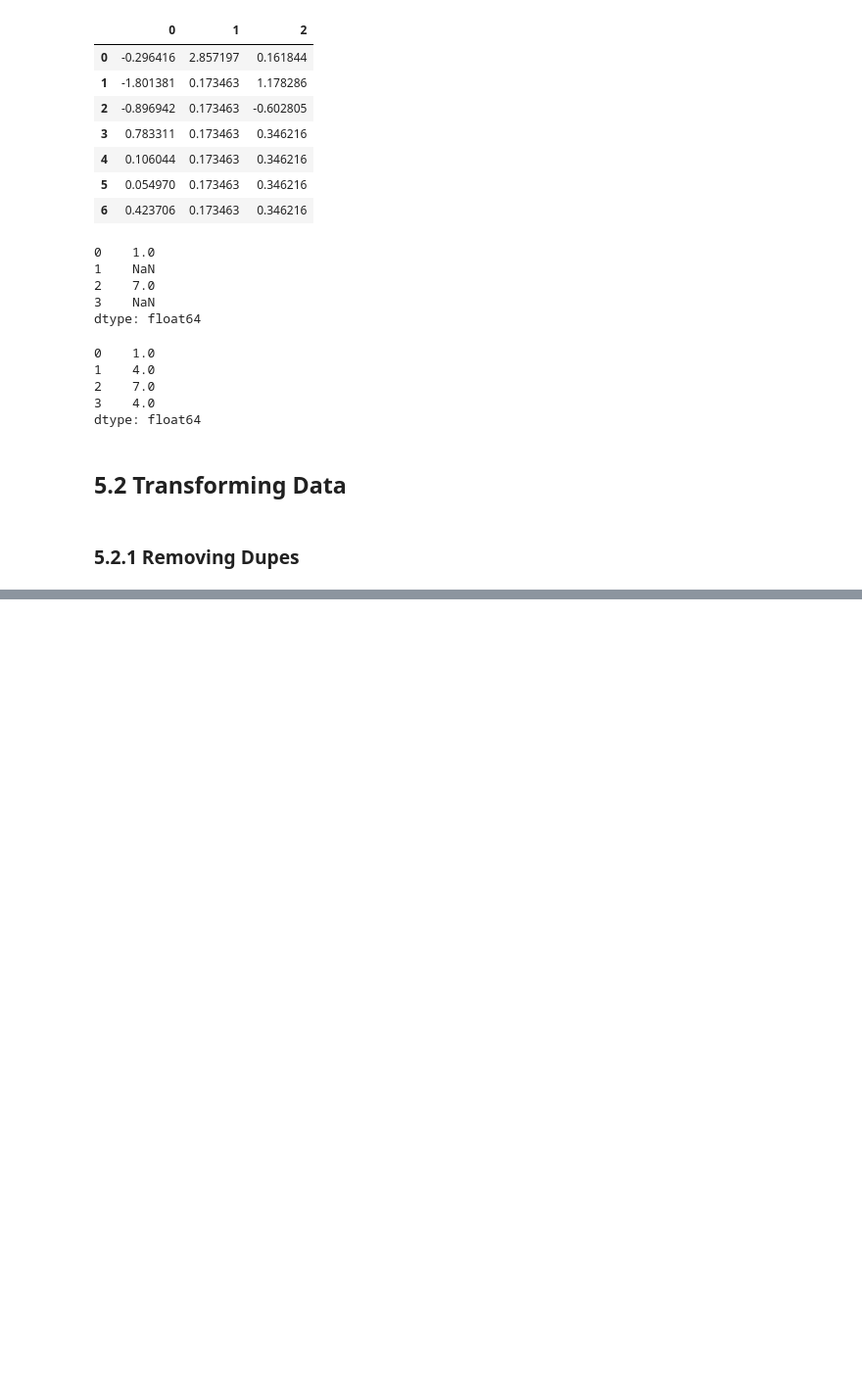
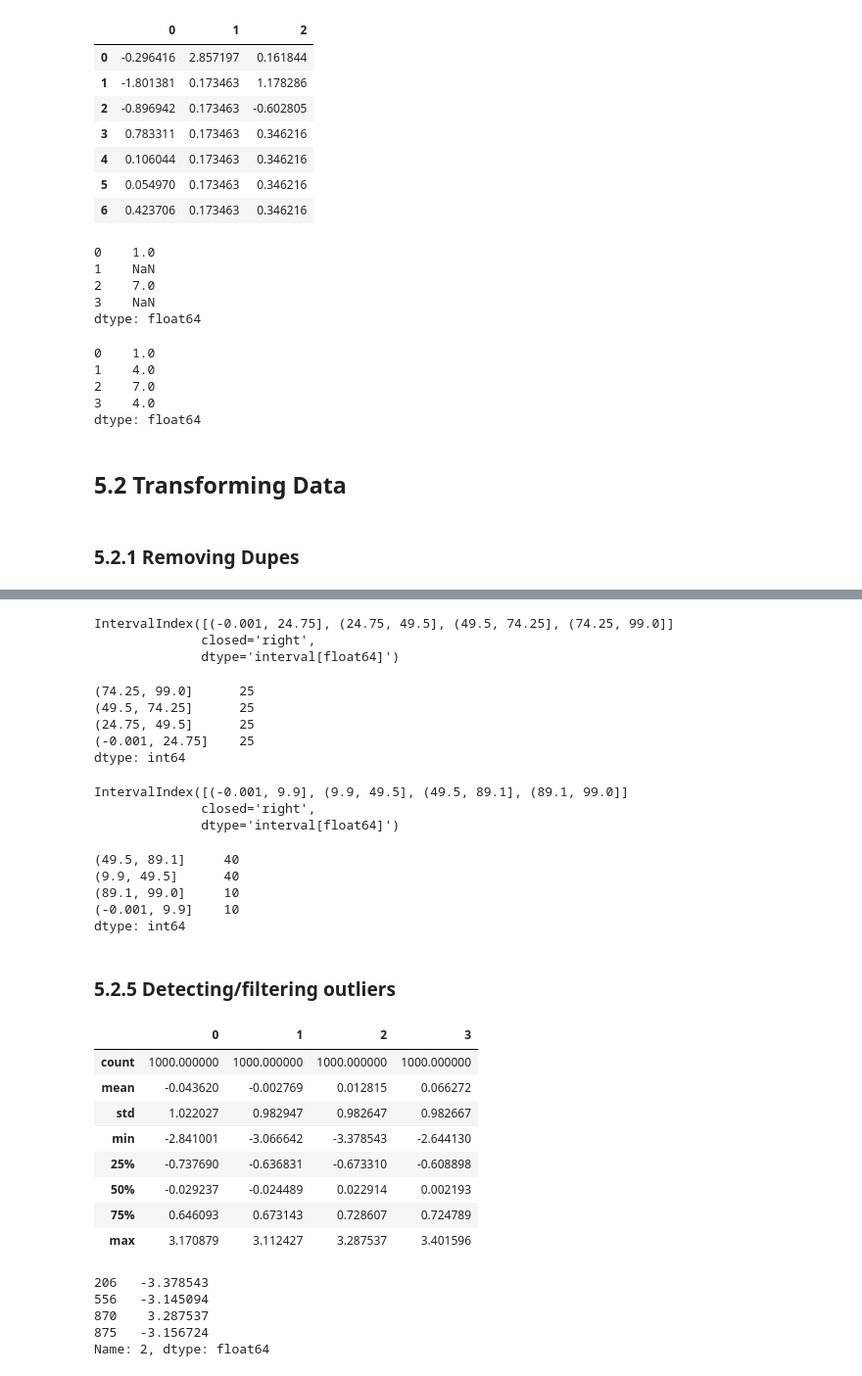
Before and after one commit to pekoto-zz/MyJupyterNotes, a Jupyter notebook: Python for Data Analysis.ipynb, the cells around one changed output, grey strips where cells are left out. Shown at 98% size. Drawn from its saved outputs; the diff is of its cells as text; code cells hidden in the pictures; blank space fills up the shorter version.

```diff
--- a/Python for Data Analysis.ipynb
+++ b/Python for Data Analysis.ipynb
@@ -3107,0 +3299,55 @@ dtype: float64
+# %%
+quartiles.categories
+# %% [output]
+IntervalIndex([(-0.001, 24.75], (24.75, 49.5], (49.5, 74.25], (74.25, 99.0]]
+              closed='right',
+              dtype='interval[float64]')
+# %%
+pd.value_counts(quartiles)
+# %% [output]
+(74.25, 99.0]      25
+(49.5, 74.25]      25
+(24.75, 49.5]      25
+(-0.001, 24.75]    25
+dtype: int64
+# %%
+# Alternatively pass in your own quantiles (between 0-1.0)
+quantiles = pd.qcut(sample_data, [0, 0.1, 0.5, 0.9, 1.0])
+quantiles.categories
+# %% [output]
+IntervalIndex([(-0.001, 9.9], (9.9, 49.5], (49.5, 89.1], (89.1, 99.0]]
+              closed='right',
+              dtype='interval[float64]')
+# %%
+pd.value_counts(quantiles)
+# %% [output]
+(49.5, 89.1]     40
+(9.9, 49.5]      40
+(89.1, 99.0]     10
+(-0.001, 9.9]    10
+dtype: int64
+# %% [markdown]
+### 5.2.5 Detecting/filtering outliers
+# %%
+data = pd.DataFrame(np.random.randn(1000, 4))
+data.describe()
+# %% [output]
+|  | 0 | 1 | 2 | 3 |
+| count | 1000.000000 | 1000.000000 | 1000.000000 | 1000.000000 |
+| mean | -0.043620 | -0.002769 | 0.012815 | 0.066272 |
+| std | 1.022027 | 0.982947 | 0.982647 | 0.982667 |
+| min | -2.841001 | -3.066642 | -3.378543 | -2.644130 |
+| 25% | -0.737690 | -0.636831 | -0.673310 | -0.608898 |
+| 50% | -0.029237 | -0.024489 | 0.022914 | 0.002193 |
+| 75% | 0.646093 | 0.673143 | 0.728607 | 0.724789 |
+| max | 3.170879 | 3.112427 | 3.287537 | 3.401596 |
+# %%
+# If you wanted to find, say, all the numbers in column 2 > absolute value of 3, just use a boolean index:
+col = data[2]
+col[np.abs(col) > 3]
+# %% [output]
+206   -3.378543
+556   -3.145094
+870    3.287537
+875   -3.156724
+Name: 2, dtype: float64
```
Also changed, not shown: parts of 56 cells of this notebook.
